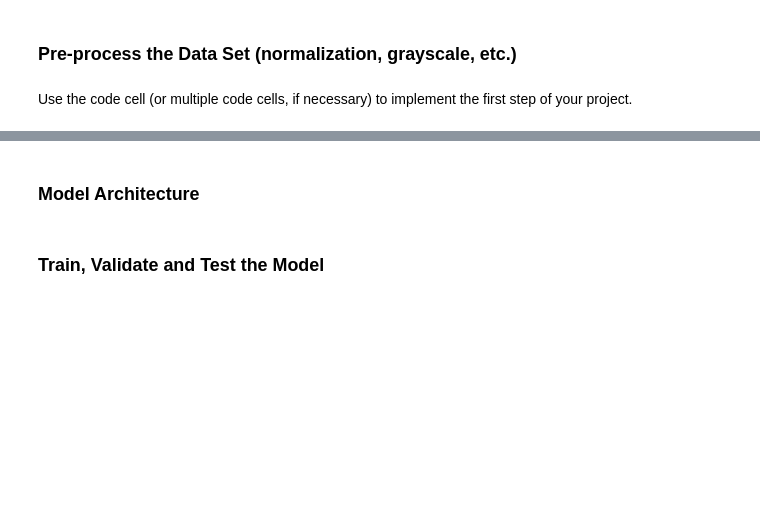
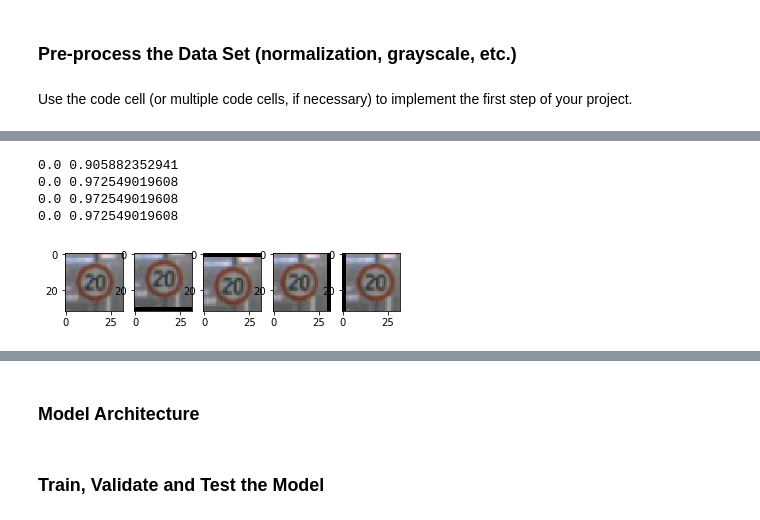
Before and after one commit to riczhao/CarND-Traffic-Sign-Classifier-Project, a Jupyter notebook: Traffic_Sign_Classifier.ipynb, the cells around one changed output, grey strips where cells are left out. Drawn from its saved outputs; the diff is of its cells as text; code cells hidden in the pictures; blank space fills up the shorter version.

```diff
--- a/Traffic_Sign_Classifier.ipynb
+++ b/Traffic_Sign_Classifier.ipynb
@@ -148,0 +155,22 @@ print(y_train.shape, y_valid.shape, y_test.shape)
+# %%
+def move(x):
+    ret = np.zeros(shape=[len(x)*4,x.shape[1],x.shape[2],x.shape[3]],dtype=float)
+    num = len(x)
+    ret[0:num,:-2,:,:] = x[:,2:,:,:] # move up
+    ret[num:2*num,2:,:,:] = x[:,:-2,:,:] # move down
+    ret[2*num:3*num,:,:-2,:] = x[:,:,2:,:] # move left
+    ret[3*num:4*num,:,2:,:] = x[:,:,:-2,:] # move right
+    return ret
+plt.subplot(151)
+plt.imshow(X_train[10000])
+sample = move(X_train[10000:10001,:,:,:])
+for i in range(0,4):
+    plt.subplot(1,5,i+2)
+    plt.imshow(sample[i])
+    print(sample[i].min(),sample[i].max())
+# %% [output]
+0.0 0.905882352941
+0.0 0.972549019608
+0.0 0.972549019608
+0.0 0.972549019608
+[figure, added]
```
Also changed, not shown: parts of 18 cells of this notebook, 3 other files.
